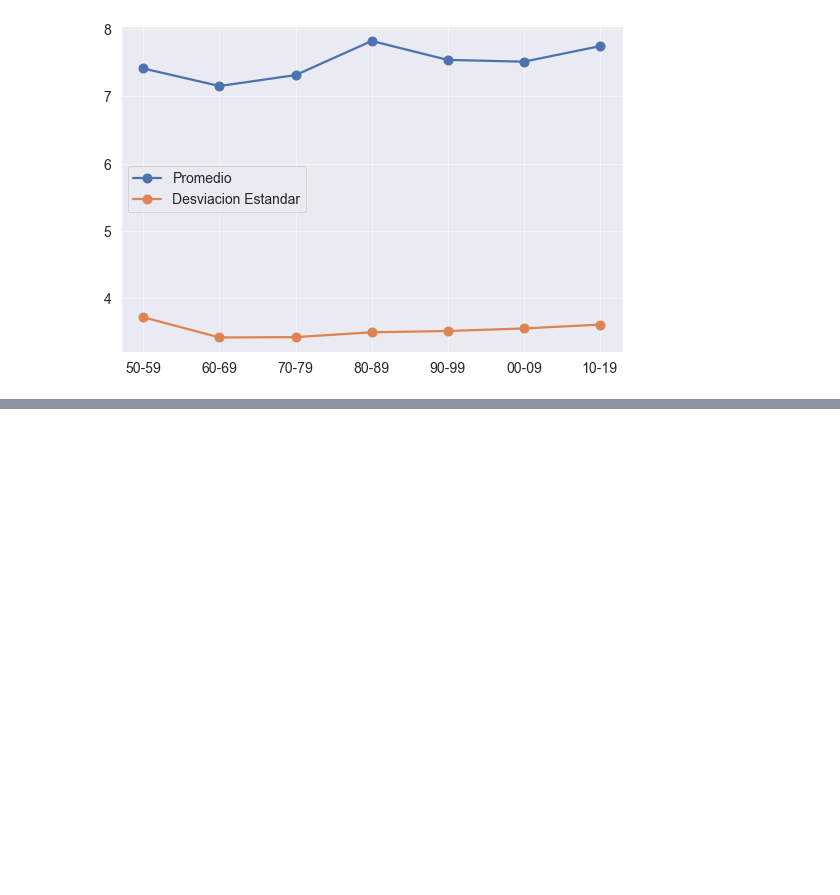
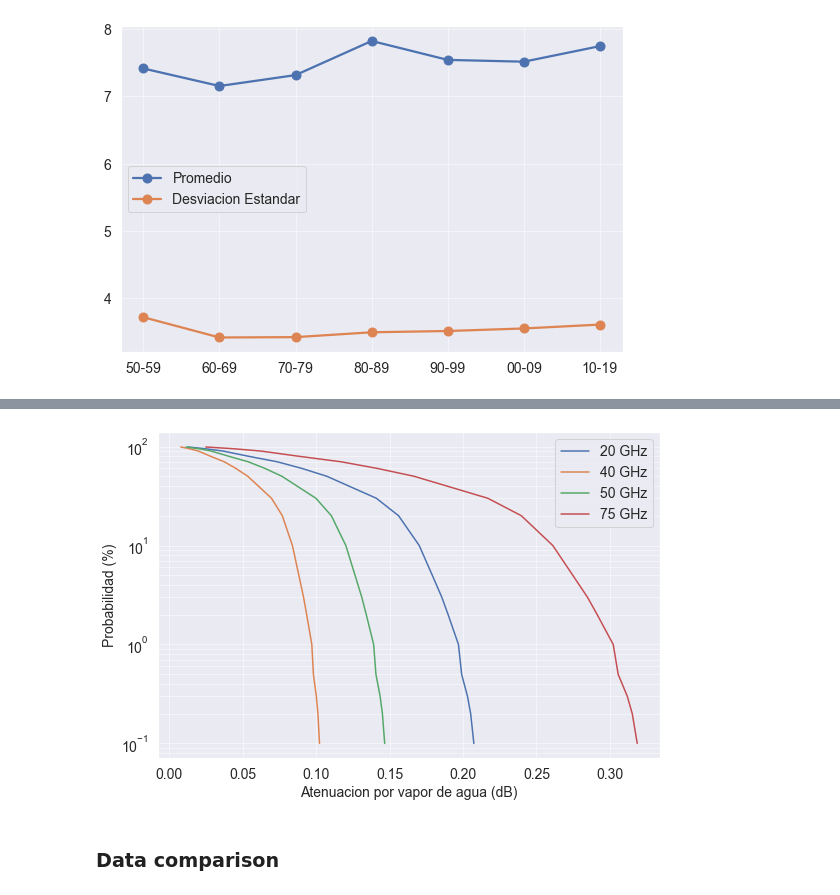
Before and after one commit to gustavomarinovando/era5-analysis, a Jupyter notebook: DataBaseIncreased.ipynb, the cells around one changed output, grey strips where cells are left out. Cells and saved outputs as stored; diff of their text form; code cells hidden in the pictures; blank space fills up the shorter version.

```diff
--- a/DataBaseIncreased.ipynb
+++ b/DataBaseIncreased.ipynb
@@ -678,0 +735,15 @@ plt.show()
+# %%
+at_20, at_40, at_50, at_75 = calc_at(Xn, [20, 40, 50, 75], -16.51, -68.17)
+# %%
+plt.grid(True, which="both", alpha=0.5)
+plt.semilogy(at_20, prob_nom, label='20 GHz')
+plt.semilogy(at_40, prob_nom, label='40 GHz')
+plt.semilogy(at_50, prob_nom, label='50 GHz')
+plt.semilogy(at_75, prob_nom, label='75 GHz')
+plt.legend(loc='best')
+#plt.title('El Alto using data from 00:00')
+plt.xlabel('Atenuacion por vapor de agua (dB)')
+plt.ylabel('Probabilidad (%)')
+plt.show()
+# %% [output]
+[figure, added]
@@ -678,0 +756,2 @@ plt.show()
+# %% [markdown]
+### Data comparison
```
Also changed, not shown: parts of 12 cells of this notebook, 4 other files.
